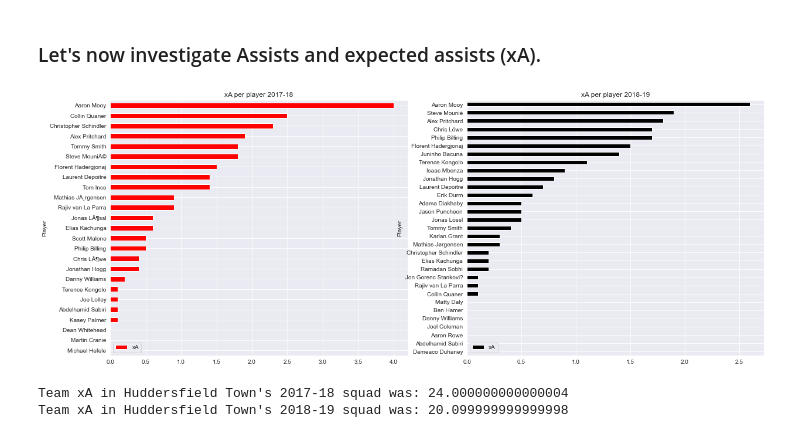
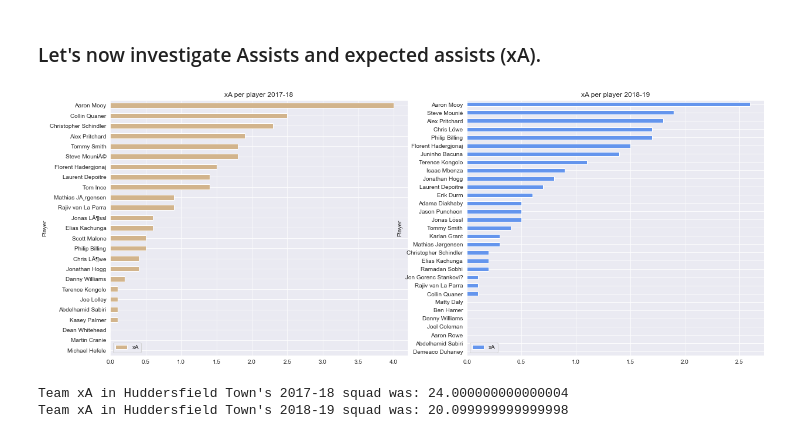
Before and after one commit to kiansweeney11/xg-data-analysis, a Jupyter notebook: huddersfield-comparison.ipynb, the cells around one changed output. Saved outputs shown, nothing was run; the diff lists cells and outputs as text; code cells hidden in the pictures.

```diff
--- a/huddersfield-comparison.ipynb
+++ b/huddersfield-comparison.ipynb
@@ -147,14 +159,14 @@ plt.show()
 # %%
 fig, (ax1, ax2) = plt.subplots(1, 2, figsize = (20, 8))
 df_c1 = df1.sort_values('xA')
 df_c2 = df2.sort_values('xA')
 df_c1.plot.barh(x = 'Player', y = 'xA', ax = ax1, title = 'xA per player 2017-18',
-             color = 'red')
+             color = 'tan')
 df_c2.plot.barh(x = 'Player', y = 'xA', ax = ax2, title = 'xA per player 2018-19',
-             color = 'black')
+             color = 'cornflowerblue')
 plt.show()
 # %% [output]
-[figure, old version]
+[figure, new version]
 # %%
 print("Team xA in Huddersfield Town's 2017-18 squad was: " + str(sum(df1['xA'])))
 print("Team xA in Huddersfield Town's 2018-19 squad was: " + str(sum(df2['xA'])))
```
Also changed, not shown: parts of 17 cells of this notebook.
